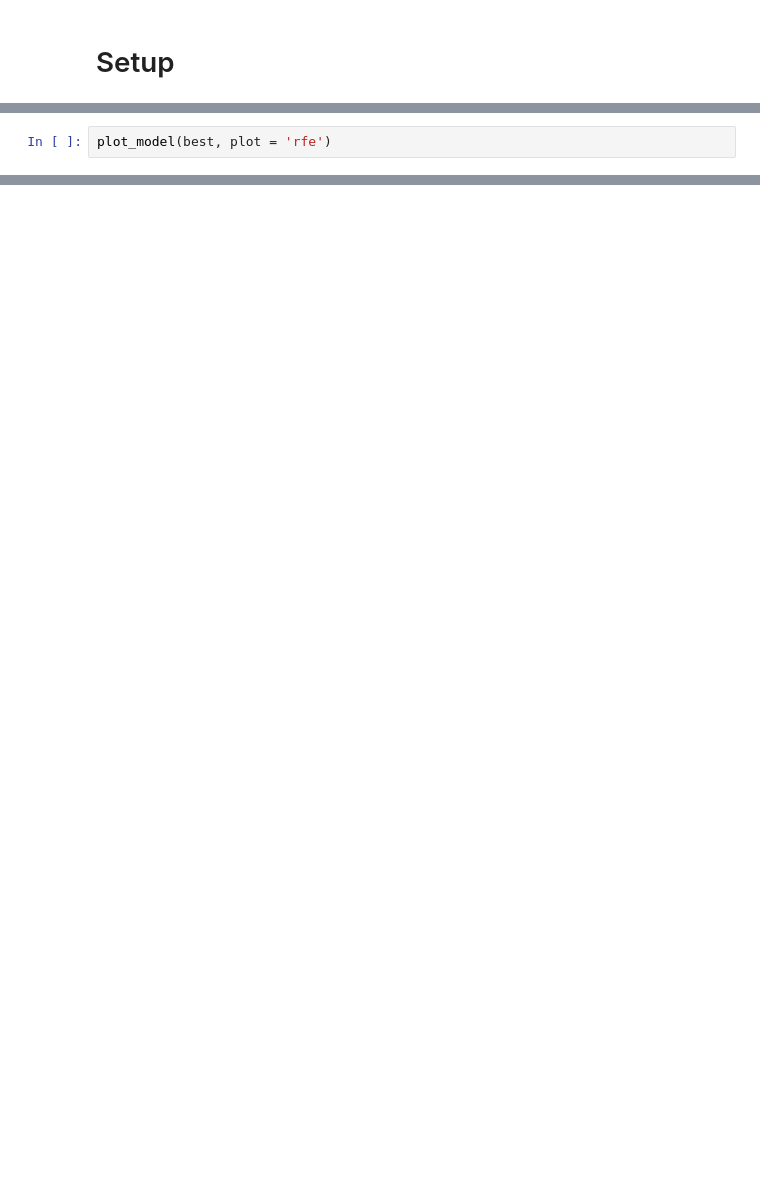
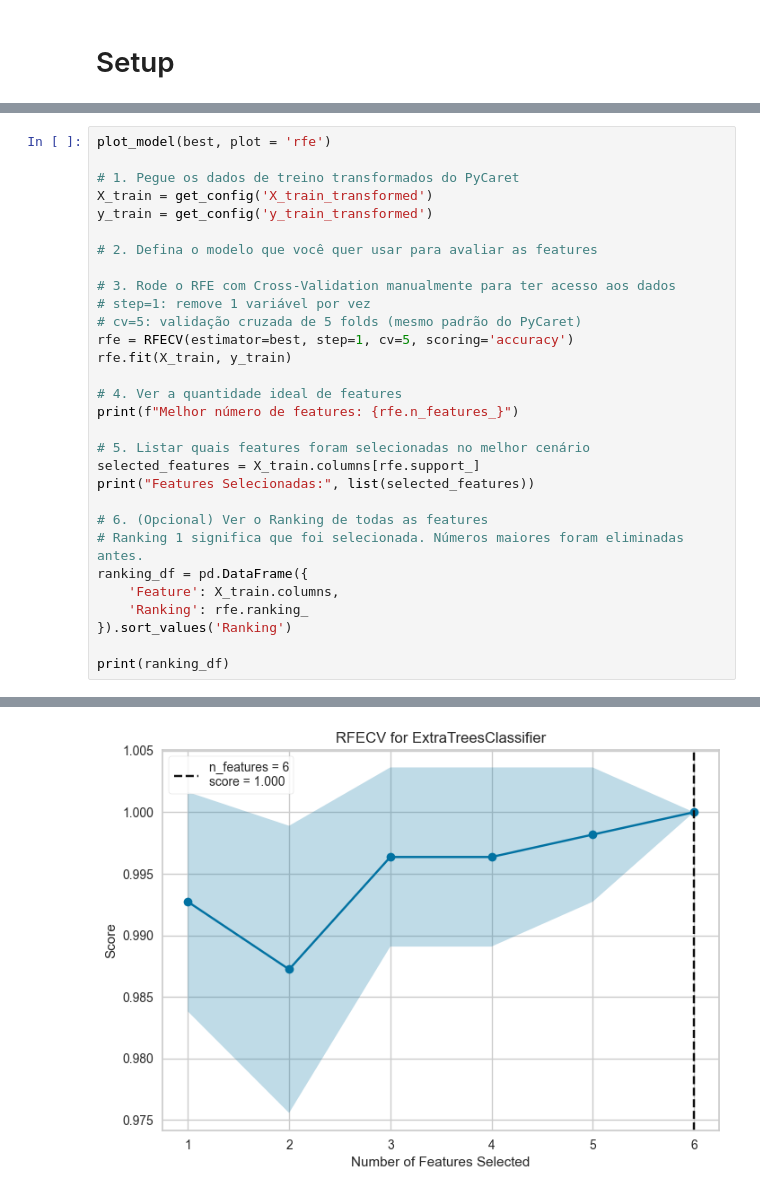
Before and after one commit to lutilipe/fai-ic, a Jupyter notebook: 4-modelo.ipynb, the cells around one changed output, grey strips where cells are left out. Saved outputs shown, nothing was run; the diff lists cells and outputs as text; blank space fills up the shorter version.

Commit message:
Atualizações na analise de modelos

```diff
--- a/4-modelo.ipynb
+++ b/4-modelo.ipynb
@@ -65,2 +180,31 @@ plot_model(best, plot = 'feature')
 # %%
 plot_model(best, plot = 'rfe')
+
+# 1. Pegue os dados de treino transformados do PyCaret
+X_train = get_config('X_train_transformed')
+y_train = get_config('y_train_transformed')
+
+# 2. Defina o modelo que você quer usar para avaliar as features
+
+# 3. Rode o RFE com Cross-Validation manualmente para ter acesso aos dados
+# step=1: remove 1 variável por vez
+# cv=5: validação cruzada de 5 folds (mesmo padrão do PyCaret)
+rfe = RFECV(estimator=best, step=1, cv=5, scoring='accuracy')
+rfe.fit(X_train, y_train)
+
+# 4. Ver a quantidade ideal de features
+print(f"Melhor número de features: {rfe.n_features_}")
+
+# 5. Listar quais features foram selecionadas no melhor cenário
+selected_features = X_train.columns[rfe.support_]
+print("Features Selecionadas:", list(selected_features))
+
+# 6. (Opcional) Ver o Ranking de todas as features
+# Ranking 1 significa que foi selecionada. Números maiores foram eliminadas antes.
+ranking_df = pd.DataFrame({
+    'Feature': X_train.columns,
+    'Ranking': rfe.ranking_
+}).sort_values('Ranking')
+
+print(ranking_df)
+# %% [output]
@@ -66,0 +212 @@ plot_model(best, plot = 'rfe')
+[figure, added]
```
Also changed, not shown: parts of 28 cells of this notebook.
